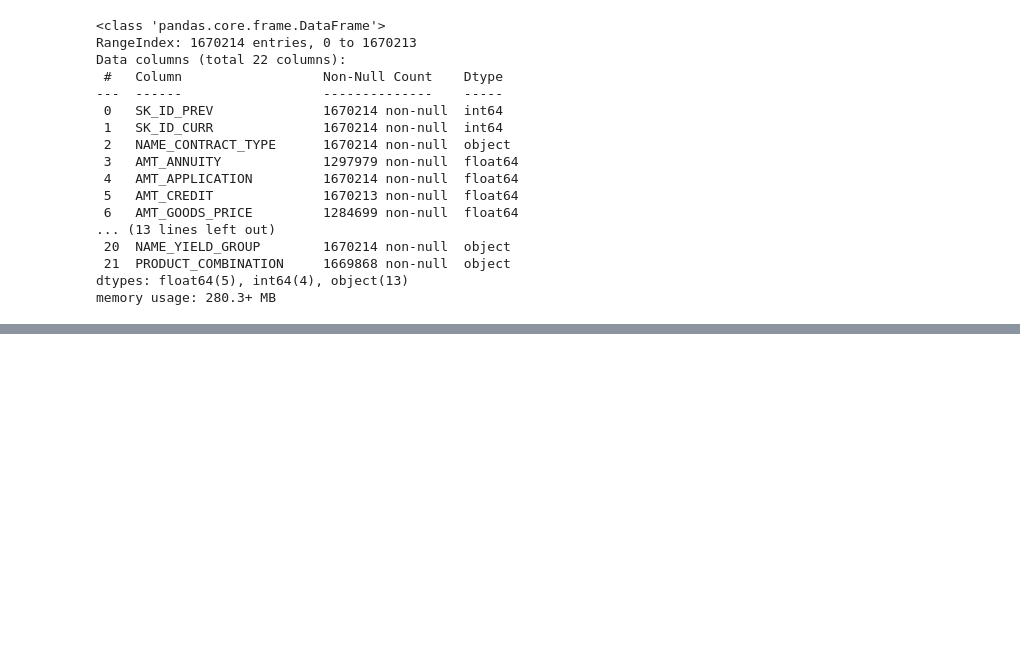
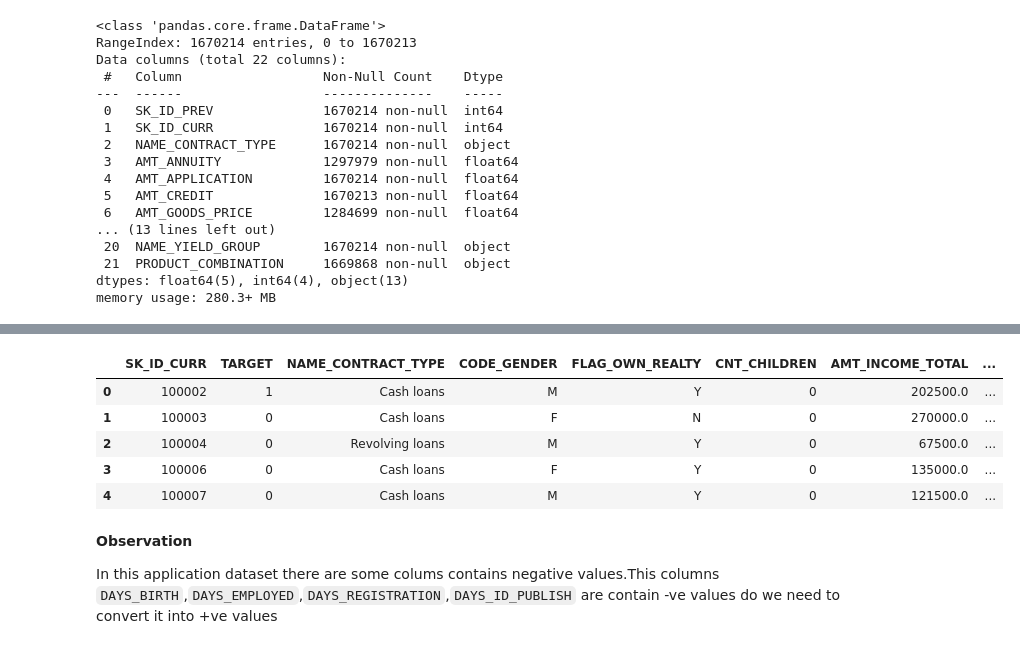
Before and after one commit to ItzmeAkash/Bank-Loan, a Jupyter notebook: Bank_Loan_Exploratory_Data_Analysis.ipynb, the cells around one changed output, grey strips where cells are left out. Saved outputs shown, nothing was run; the diff lists cells and outputs as text; code cells hidden in the pictures; blank space fills up the shorter version.

Commit message:
Identifyed some of the days columns have the negative values

```diff
--- a/Bank_Loan_Exploratory_Data_Analysis.ipynb
+++ b/Bank_Loan_Exploratory_Data_Analysis.ipynb
@@ -549,0 +547,15 @@ application_df.sample(5)
+# %%
+#To see all the columns
+pd.set_option('display.max_columns', None)
+application_df.head()
+# %% [output]
+|  | SK_ID_CURR | TARGET | NAME_CONTRACT_TYPE | CODE_GENDER | FLAG_OWN_REALTY | CNT_CHILDREN | AMT_INCOME_TOTAL | ... |
+| 0 | 100002 | 1 | Cash loans | M | Y | 0 | 202500.0 | ... |
+| 1 | 100003 | 0 | Cash loans | F | N | 0 | 270000.0 | ... |
+| 2 | 100004 | 0 | Revolving loans | M | Y | 0 | 67500.0 | ... |
+| 3 | 100006 | 0 | Cash loans | F | Y | 0 | 135000.0 | ... |
+| 4 | 100007 | 0 | Cash loans | M | Y | 0 | 121500.0 | ... |
+# %% [markdown]
+**Observation**
+
+In this application dataset there are some colums contains negative values.This columns  `DAYS_BIRTH`,`DAYS_EMPLOYED`,`DAYS_REGISTRATION`,`DAYS_ID_PUBLISH` are contain -ve values do we need to convert it into +ve values
```
Also changed, not shown: parts of 10 cells of this notebook.
